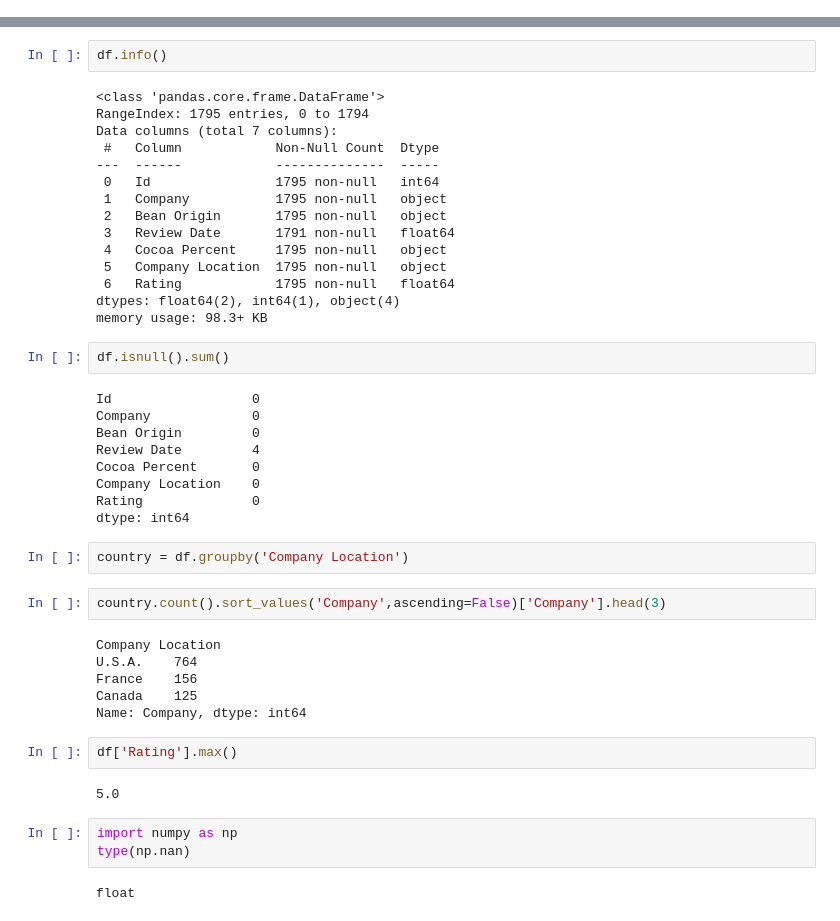
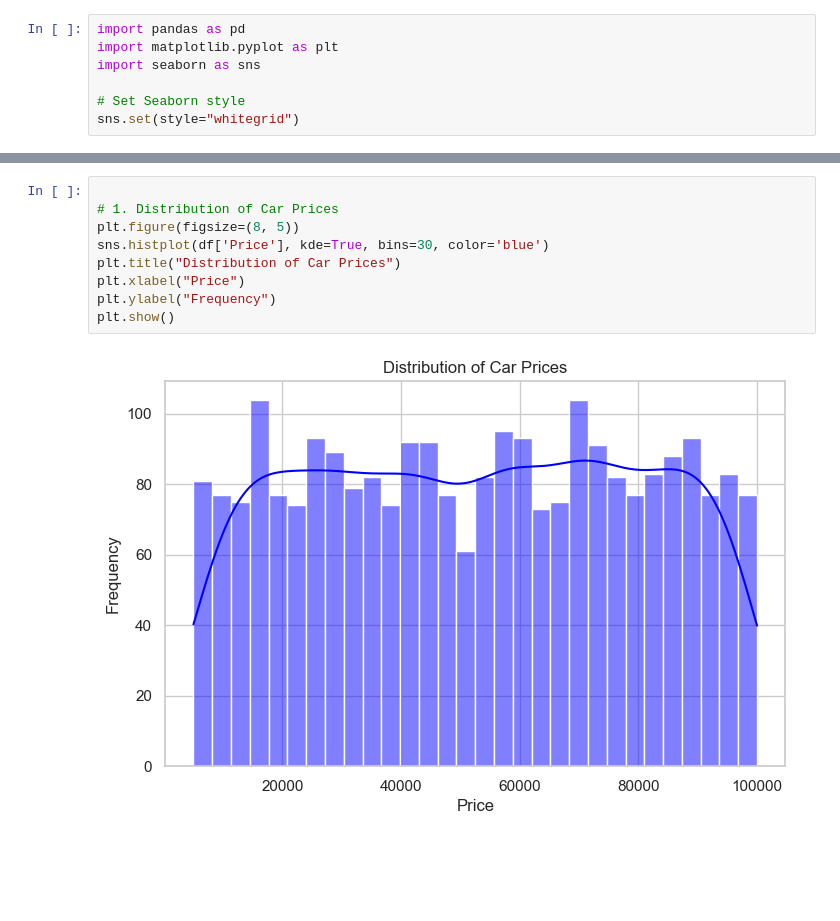
Before and after one commit to anni990/Datasets, a Jupyter notebook: demo.ipynb, the cells around one changed output, grey strips where cells are left out. Drawn from its saved outputs; the diff is of its cells as text; blank space fills up the shorter version.

```diff
--- a/demo.ipynb
+++ b/demo.ipynb
@@ -3 +1,8 @@ import pandas as pd
+# %%
+import pandas as pd
+import matplotlib.pyplot as plt
+import seaborn as sns
+
+# Set Seaborn style
+sns.set(style="whitegrid")
 # %%
@@ -22,47 +26,11 @@ df.sample(4)
-# %%
-df.info()
-# %% [output]
-<class 'pandas.core.frame.DataFrame'>
-RangeIndex: 1795 entries, 0 to 1794
-Data columns (total 7 columns):
- #   Column            Non-Null Count  Dtype
----  ------            --------------  -----
- 0   Id                1795 non-null   int64
- 1   Company           1795 non-null   object
- 2   Bean Origin       1795 non-null   object
- 3   Review Date       1791 non-null   float64
- 4   Cocoa Percent     1795 non-null   object
- 5   Company Location  1795 non-null   object
- 6   Rating            1795 non-null   float64
-dtypes: float64(2), int64(1), object(4)
-memory usage: 98.3+ KB
-# %%
-df.isnull().sum()
-# %% [output]
-Id                  0
-Company             0
-Bean Origin         0
-Review Date         4
-Cocoa Percent       0
-Company Location    0
-Rating              0
-dtype: int64
-# %%
-country = df.groupby('Company Location')
-# %%
-country.count().sort_values('Company',ascending=False)['Company'].head(3)
-# %% [output]
-Company Location
-U.S.A.    764
-France    156
-Canada    125
-Name: Company, dtype: int64
-# %%
-df['Rating'].max()
-# %% [output]
-5.0
-# %%
-import numpy as np
-type(np.nan)
-# %% [output]
-float
+# %%
+
+# 1. Distribution of Car Prices
+plt.figure(figsize=(8, 5))
+sns.histplot(df['Price'], kde=True, bins=30, color='blue')
+plt.title("Distribution of Car Prices")
+plt.xlabel("Price")
+plt.ylabel("Frequency")
+plt.show()
+# %% [output]
+[figure, added]
```
Also changed, not shown: parts of 14 cells of this notebook, 1 other file.
